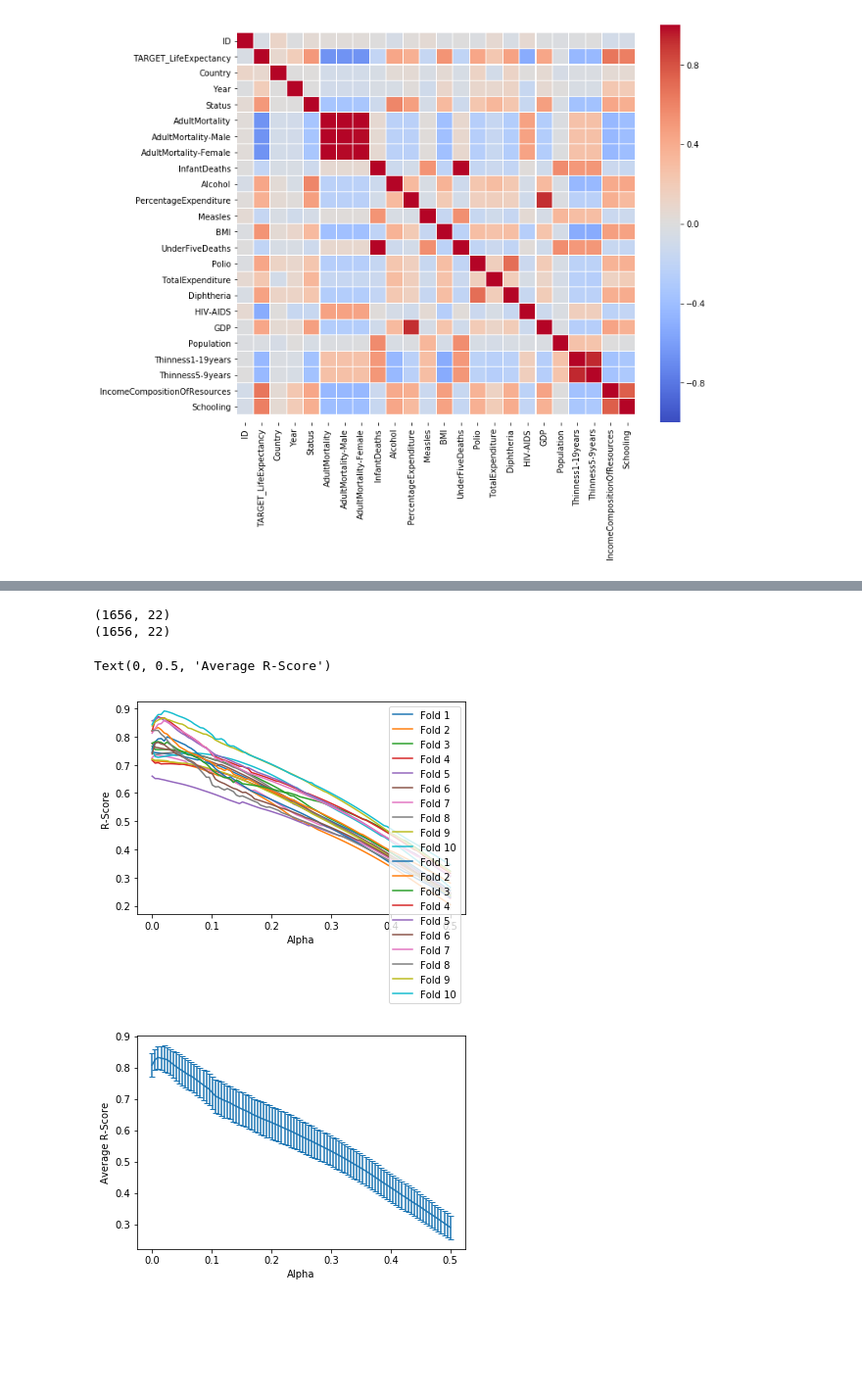
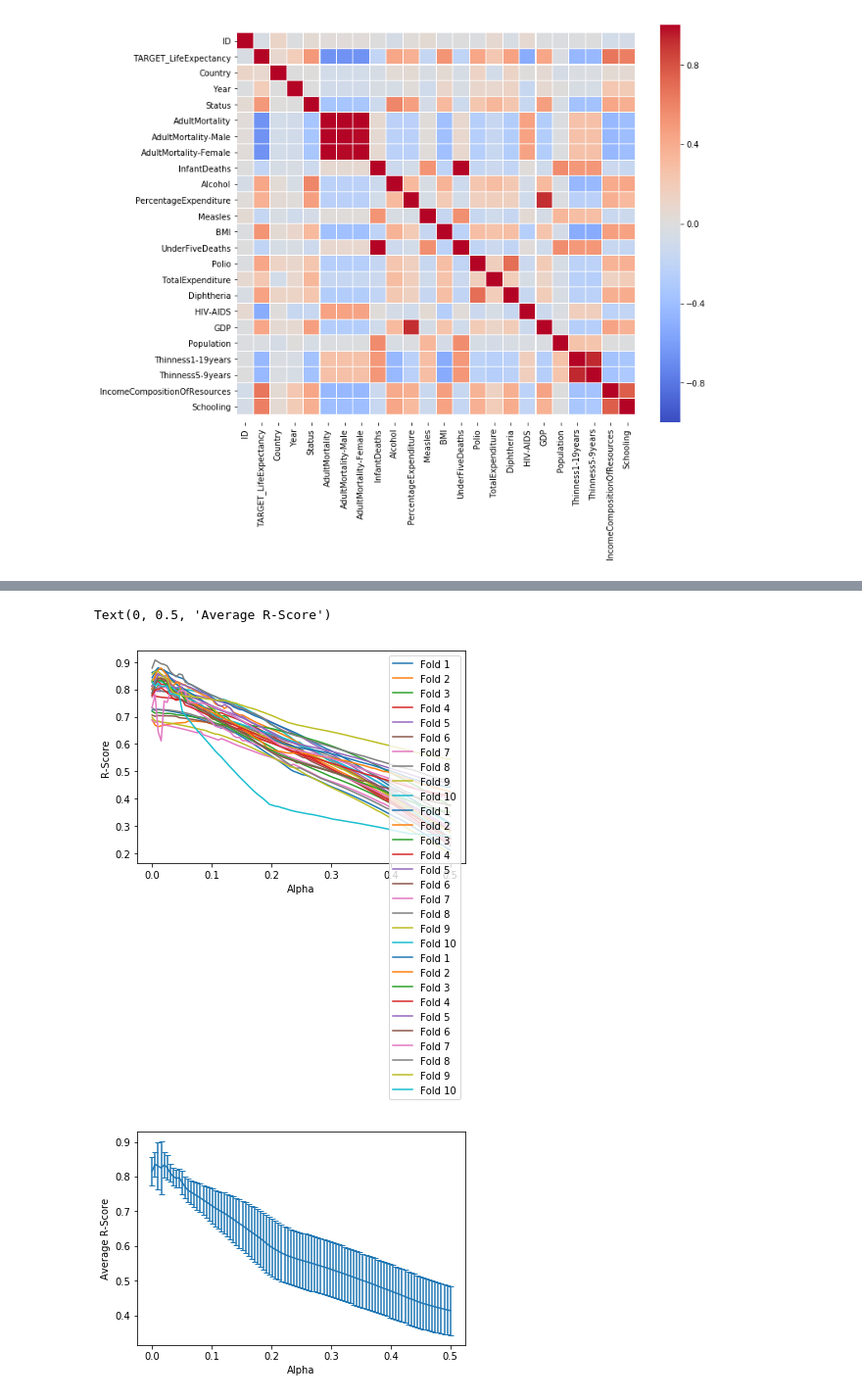
Before and after one commit to nugyn/ML-Assignment-1, a Jupyter notebook: Assignment-1.ipynb, the cells around one changed output, grey strips where cells are left out. Shown: that part at 98% size. Cells and saved outputs as stored; diff of their text form; code cells hidden in the pictures; blank space fills up the shorter version.

```diff
--- a/Assignment-1.ipynb
+++ b/Assignment-1.ipynb
@@ -113,7 +152,5 @@ print(test_Y.shape)
 # %%
 # Splitting Training and Validation set, via KFold Method
-# To determine the best regression parameter is best, utilise cross validation to obtain the most effective one.
-# Utilising Lasso Regression, although similar to Ridge Regression, it is better at eliminating use variables within our model
 lRegPara = np.linspace(0.0001,0.5,num=100)
 from sklearn.preprocessing import PolynomialFeatures
 from sklearn.metrics import r2_score
@@ -122,61 +159,48 @@ best_r2_perDegree= []
 alpha_results = {}
 r2_results = []
 
-for i in range(1, 3):
+# Determine optimal Polynomial Regression degree
+for i in range(1, 4):
     polyFeat = PolynomialFeatures(degree=i, include_bias=True)
     nsplit = 0
-    print(train_X.shape)
+    lResults = np.zeros((number_splits, len(lRegPara)))
+
+    # Cross Validate differing values of alpha for Lasso Regression
     for trainIndex, validIndex in kFold.split(train_X):
 
         # Get the training and validation data
         trainX = np.array(train_X.loc[trainIndex])
         trainY = np.array(train_Y.loc[trainIndex])
         validX = np.array(train_X.loc[validIndex])
         validY = np.array(train_Y.loc[validIndex])
-#         trainX = np.array(X_train.loc[trainIndex])
-#         trainY = np.array(Y_train.loc[trainIndex])
-#         validX = np.array(X_train.loc[validIndex])
-#         validY = np.array(Y_train.loc[validIndex])
 
-#         print(trainX.shape)
-#         print(trainY.shape)
-#         print(validX.shape)
-#         print(validY.shape)
-
-#         print(trainX.shape)
-#         print(trainY.shape)
-#         print(validX.shape)
-#         print(validY.shape)
-
-        # This is where you're polynomial model is used!
+        # Fit Polynomial Model
         polyFitTrainX = polyFeat.fit_transform(trainX)
         polyFitValidX = polyFeat.fit_transform(validX)
 
         for j, regPara in enumerate(lRegPara):
             polyLassoReg = linear_model.Lasso(alpha=regPara, normalize=False, tol=0.1)
-            model = polyLassoReg.fit(polyFitTrainX, trainY)
+            model = polyLassoReg.fit(polyFitTrainX, trainY) # Train model with above configuration
             predY = polyLassoReg.predict(polyFitValidX)
             r2 = r2_score(validY, predY, multioutput='raw_values')
             alpha_results[str(r2)] = (regPara)
             r2_results.append((r2))
             lResults[nsplit, j] = (r2)
 
         plt.plot(lRegPara, lResults[nsplit, :], label='Fold '+str(nsplit+1))
         nsplit = nsplit + 1
-    best_r2_perDegree.append(np.median(r2_results))
+    best_r2_perDegree.append(np.max(r2_results))
 
 plt.xlabel("Alpha")
 plt.ylabel("R-Score")
 plt.legend()
 
 plt.figure()
 plt.errorbar(lRegPara, np.mean(lResults,axis=0), yerr=np.std(lResults,axis=0),capsize=3)
 plt.xlabel("Alpha")
 plt.ylabel("Average R-Score")
 # %% [output]
-(1656, 22)
-(1656, 22)
+Text(0, 0.5, 'Average R-Score')
-Text(0, 0.5, 'Average R-Score')
-[figure, old version]
+[figure, new version]
-[figure, old version]
+[figure, new version]
 # %%
```
Also changed, not shown: parts of 14 cells of this notebook, 1 other file.
